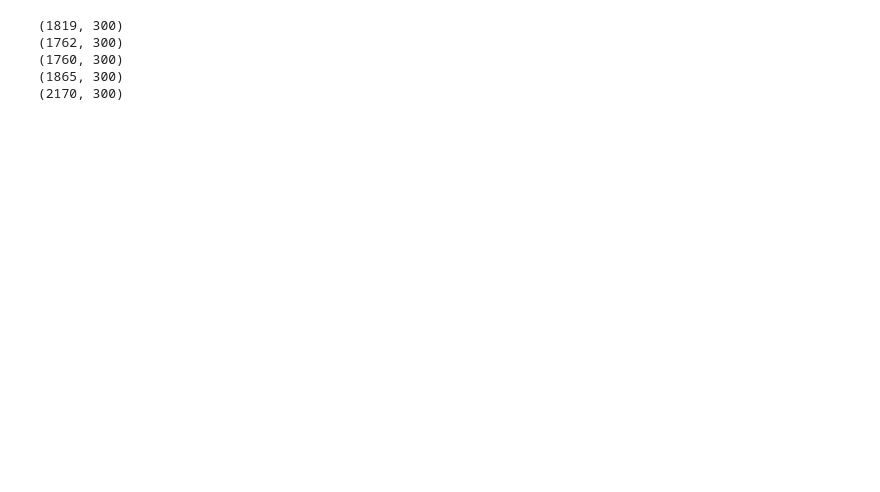
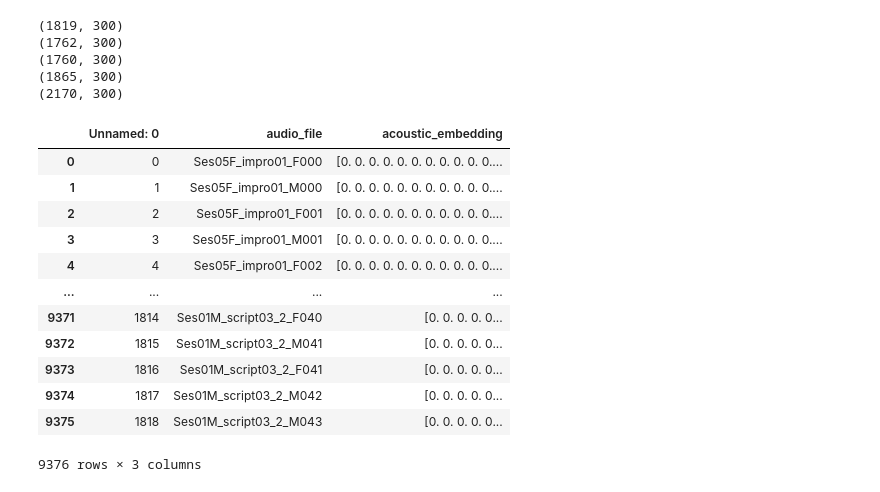
Before and after one commit to maggieperk/M3TClassifier, a Jupyter notebook: MultiModalModels.ipynb, the cells around one changed output. Drawn from its saved outputs; the diff is of its cells as text; code cells hidden in the pictures; blank space fills up the shorter version.

```diff
--- a/MultiModalModels.ipynb
+++ b/MultiModalModels.ipynb
@@ -153,3 +153,21 @@ unimodal_bert_test_split_4 = iemocap3_bert_features
 unimodal_bert_train_split_5 = np.concatenate([iemocap5_bert_features, iemocap1_bert_features, iemocap2_bert_features], axis=0)
 unimodal_bert_valid_split_5 = iemocap3_bert_features
 unimodal_bert_test_split_5 = iemocap4_bert_features
+# %%
+# Read in acoustic features
+acoustic_feat_df = pd.read_csv('acoustic_embeddings.csv')
+acoustic_feat_df
+# %% [output]
+|  | Unnamed: 0 | audio_file | acoustic_embedding |
+| 0 | 0 | Ses05F_impro01_F000 | [0. 0. 0. 0. 0. 0. 0. 0. 0. 0. 0.... |
+| 1 | 1 | Ses05F_impro01_M000 | [0. 0. 0. 0. 0. 0. 0. 0. 0. 0. 0.... |
+| 2 | 2 | Ses05F_impro01_F001 | [0. 0. 0. 0. 0. 0. 0. 0. 0. 0. 0.... |
+| 3 | 3 | Ses05F_impro01_M001 | [0. 0. 0. 0. 0. 0. 0. 0. 0. 0. 0.... |
+| 4 | 4 | Ses05F_impro01_F002 | [0. 0. 0. 0. 0. 0. 0. 0. 0. 0. 0.... |
+| ... | ... | ... | ... |
+| 9371 | 1814 | Ses01M_script03_2_F040 | [0. 0. 0. 0. 0... |
+| 9372 | 1815 | Ses01M_script03_2_M041 | [0. 0. 0. 0. 0... |
+| 9373 | 1816 | Ses01M_script03_2_F041 | [0. 0. 0. 0. 0... |
+| 9374 | 1817 | Ses01M_script03_2_M042 | [0. 0. 0. 0. 0... |
+| 9375 | 1818 | Ses01M_script03_2_M043 | [0. 0. 0. 0. 0... |
+9376 rows × 3 columns
```
Also changed, not shown: parts of 11 cells of this notebook, 6 other files.
